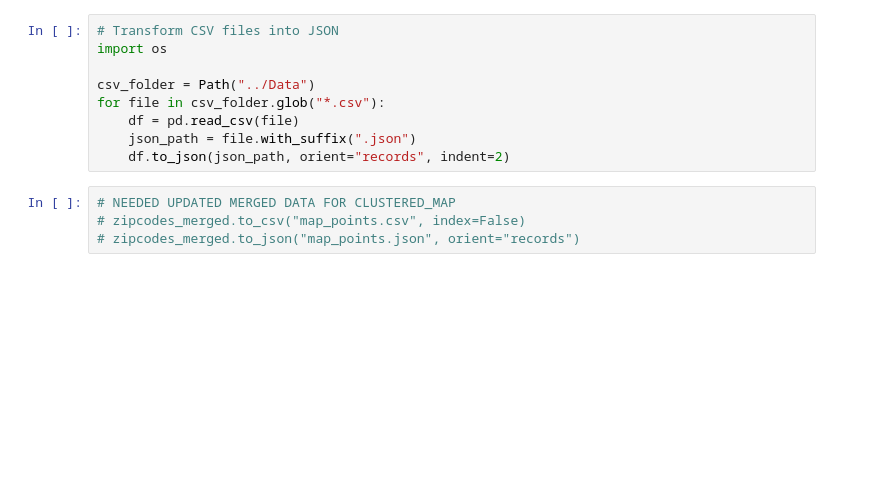
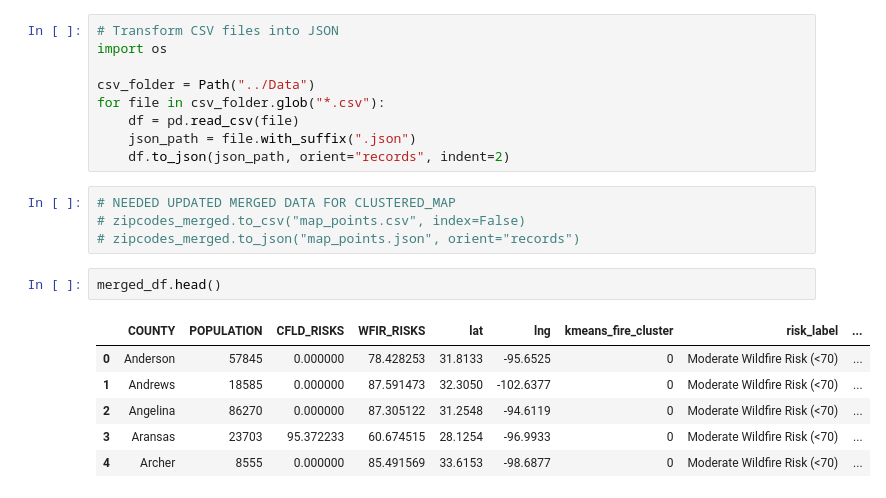
Before and after one commit to sushrutg12/datagoodxrubicon.github.io, a Jupyter notebook: Notebooks/Updated_Clustering_Models_Research.ipynb, the cells around one changed output. Saved outputs shown, nothing was run; the diff lists cells and outputs as text; blank space fills up the shorter version.

Commit message:
county lines

```diff
--- a/Notebooks/Updated_Clustering_Models_Research.ipynb
+++ b/Notebooks/Updated_Clustering_Models_Research.ipynb
@@ -356,3 +356,12 @@ for file in csv_folder.glob("*.csv"):
 # NEEDED UPDATED MERGED DATA FOR CLUSTERED_MAP
 # zipcodes_merged.to_csv("map_points.csv", index=False)
 # zipcodes_merged.to_json("map_points.json", orient="records")
+# %%
+merged_df.head()
+# %% [output]
+|  | COUNTY | POPULATION | CFLD_RISKS | WFIR_RISKS | lat | lng | kmeans_fire_cluster | risk_label | ... |
+| 0 | Anderson | 57845 | 0.000000 | 78.428253 | 31.8133 | -95.6525 | 0 | Moderate Wildfire Risk (<70) | ... |
+| 1 | Andrews | 18585 | 0.000000 | 87.591473 | 32.3050 | -102.6377 | 0 | Moderate Wildfire Risk (<70) | ... |
+| 2 | Angelina | 86270 | 0.000000 | 87.305122 | 31.2548 | -94.6119 | 0 | Moderate Wildfire Risk (<70) | ... |
+| 3 | Aransas | 23703 | 95.372233 | 60.674515 | 28.1254 | -96.9933 | 0 | Moderate Wildfire Risk (<70) | ... |
+| 4 | Archer | 8555 | 0.000000 | 85.491569 | 33.6153 | -98.6877 | 0 | Moderate Wildfire Risk (<70) | ... |
```
Also changed, not shown: 2 other files.
